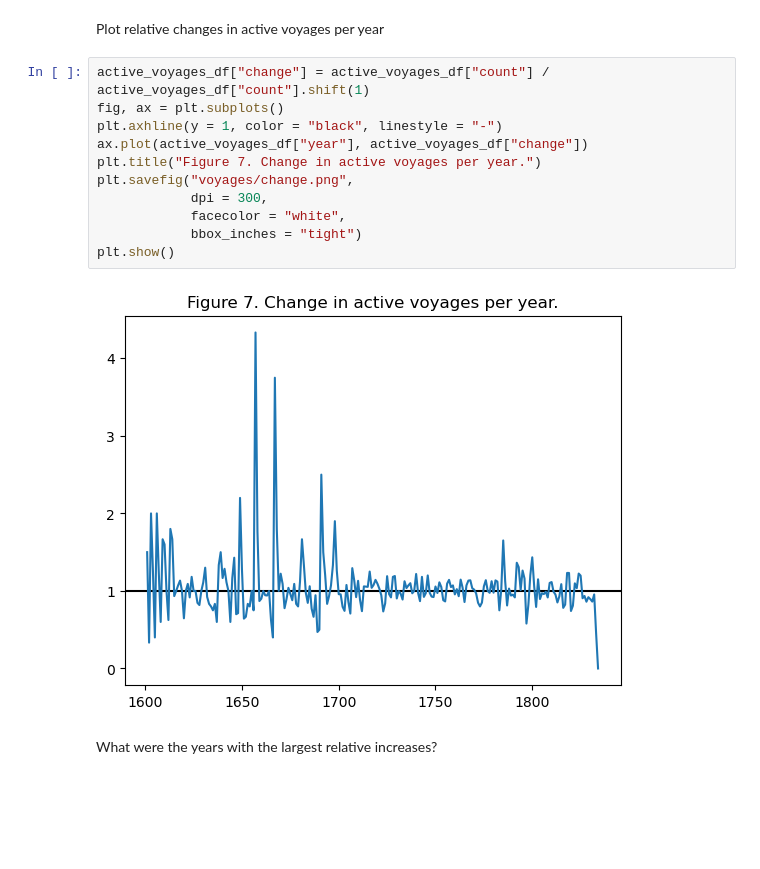
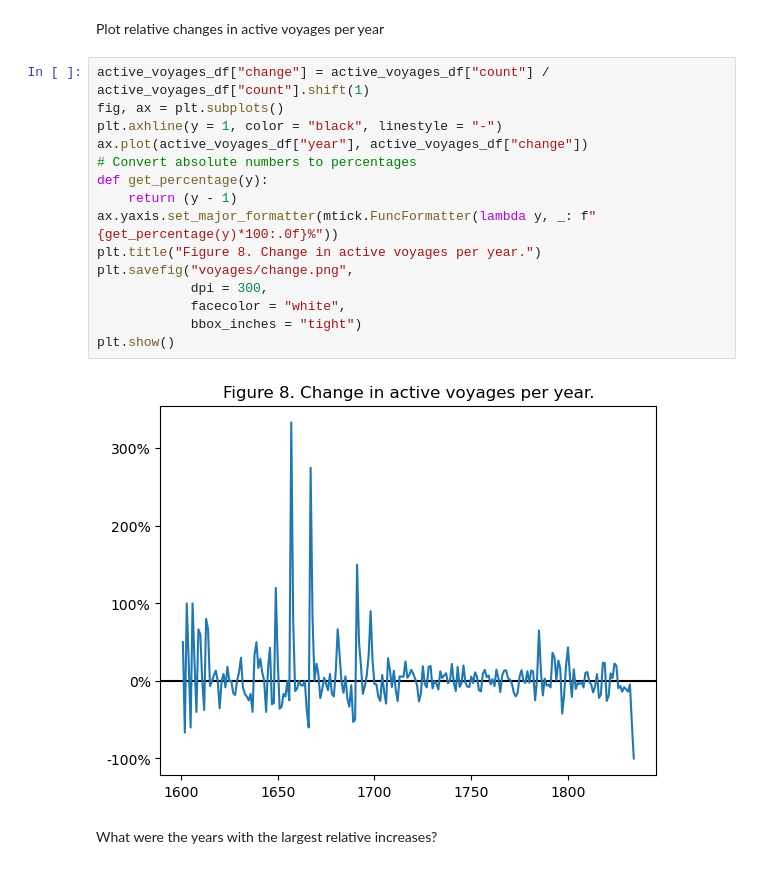
Before and after one commit to maximilianhenning/masters-thesis-data, a Jupyter notebook: analysis/voyages.ipynb, the cells around one changed output. Saved outputs shown, nothing was run; the diff lists cells and outputs as text; blank space fills up the shorter version.

```diff
--- a/analysis/voyages.ipynb
+++ b/analysis/voyages.ipynb
@@ -98,16 +99,20 @@ Plot relative changes in active voyages per year
 # %%
 active_voyages_df["change"] = active_voyages_df["count"] / active_voyages_df["count"].shift(1)
 fig, ax = plt.subplots()
 plt.axhline(y = 1, color = "black", linestyle = "-")
 ax.plot(active_voyages_df["year"], active_voyages_df["change"])
-plt.title("Figure 7. Change in active voyages per year.")
+# Convert absolute numbers to percentages
+def get_percentage(y):
+    return (y - 1)
+ax.yaxis.set_major_formatter(mtick.FuncFormatter(lambda y, _: f"{get_percentage(y)*100:.0f}%"))
+plt.title("Figure 8. Change in active voyages per year.")
 plt.savefig("voyages/change.png",
             dpi = 300,
             facecolor = "white",
             bbox_inches = "tight")
 plt.show()
 # %% [output]
-[figure, old version]
+[figure, new version]
 # %% [markdown]
 What were the years with the largest relative increases?
 # %%
```
Also changed, not shown: parts of 5 cells of this notebook, 46 other files.
